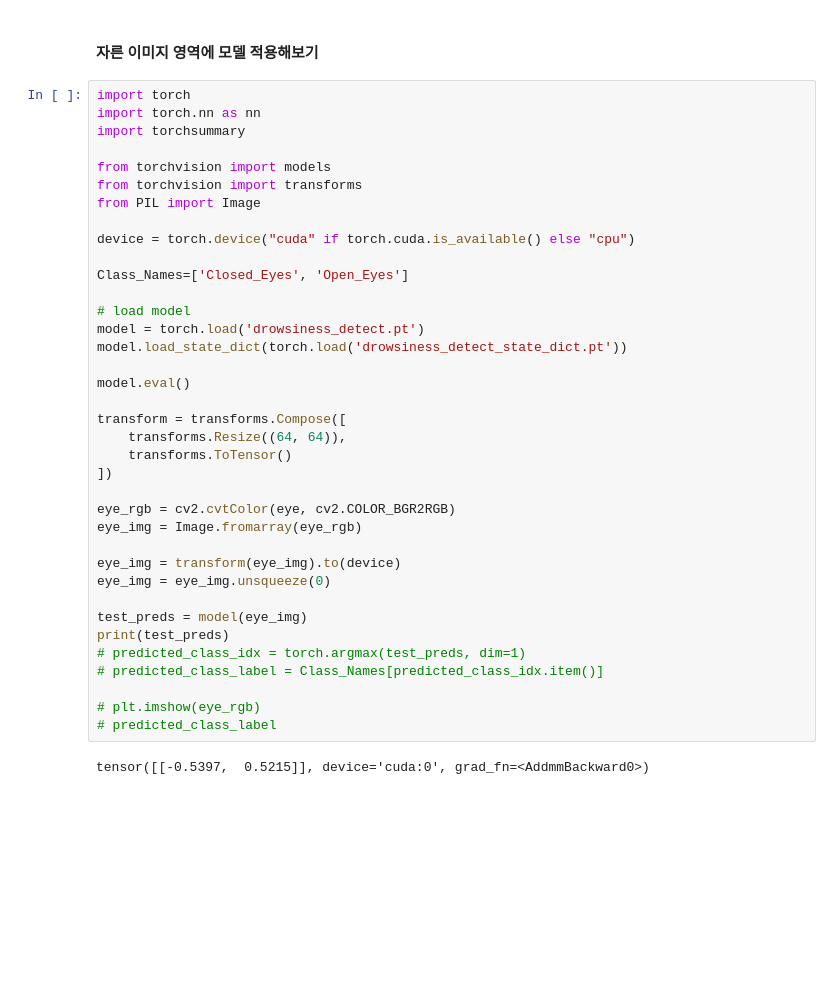
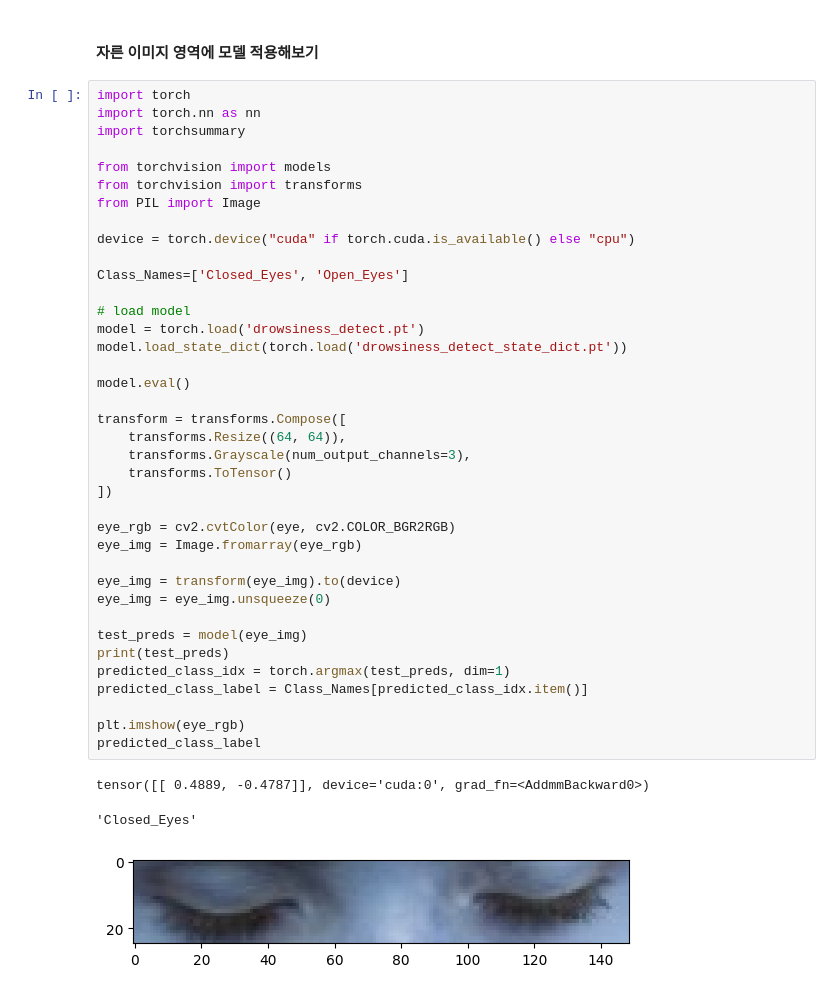
Before and after one commit to iznue/Ml_project, a Jupyter notebook: week8/drowsiness_detection/test_aihub_mediapipe&torchmodel.ipynb, the cells around one changed output. Drawn from its saved outputs; the diff is of its cells as text; blank space fills up the shorter version.

```diff
--- a/week8/drowsiness_detection/test_aihub_mediapipe&torchmodel.ipynb
+++ b/week8/drowsiness_detection/test_aihub_mediapipe&torchmodel.ipynb
@@ -450,38 +450,41 @@ import torchsummary
 
 from torchvision import models
 from torchvision import transforms
 from PIL import Image
 
 device = torch.device("cuda" if torch.cuda.is_available() else "cpu")
 
 Class_Names=['Closed_Eyes', 'Open_Eyes']
 
 # load model
 model = torch.load('drowsiness_detect.pt')
 model.load_state_dict(torch.load('drowsiness_detect_state_dict.pt'))
 
 model.eval()
 
 transform = transforms.Compose([
     transforms.Resize((64, 64)),
+    transforms.Grayscale(num_output_channels=3),
     transforms.ToTensor()
 ])
 
 eye_rgb = cv2.cvtColor(eye, cv2.COLOR_BGR2RGB)
 eye_img = Image.fromarray(eye_rgb)
 
 eye_img = transform(eye_img).to(device)
 eye_img = eye_img.unsqueeze(0)
 
 test_preds = model(eye_img)
 print(test_preds)
-# predicted_class_idx = torch.argmax(test_preds, dim=1)
-# predicted_class_label = Class_Names[predicted_class_idx.item()]
+predicted_class_idx = torch.argmax(test_preds, dim=1)
+predicted_class_label = Class_Names[predicted_class_idx.item()]
 
-# plt.imshow(eye_rgb)
-# predicted_class_label
+plt.imshow(eye_rgb)
+predicted_class_label
 # %% [output]
-tensor([[-0.5397,  0.5215]], device='cuda:0', grad_fn=<AddmmBackward0>)
+tensor([[ 0.4889, -0.4787]], device='cuda:0', grad_fn=<AddmmBackward0>)
+'Closed_Eyes'
+[figure, added]
 # %%
 import torch
 import torch.nn as nn
```
Also changed, not shown: parts of 1 cell of this notebook.
